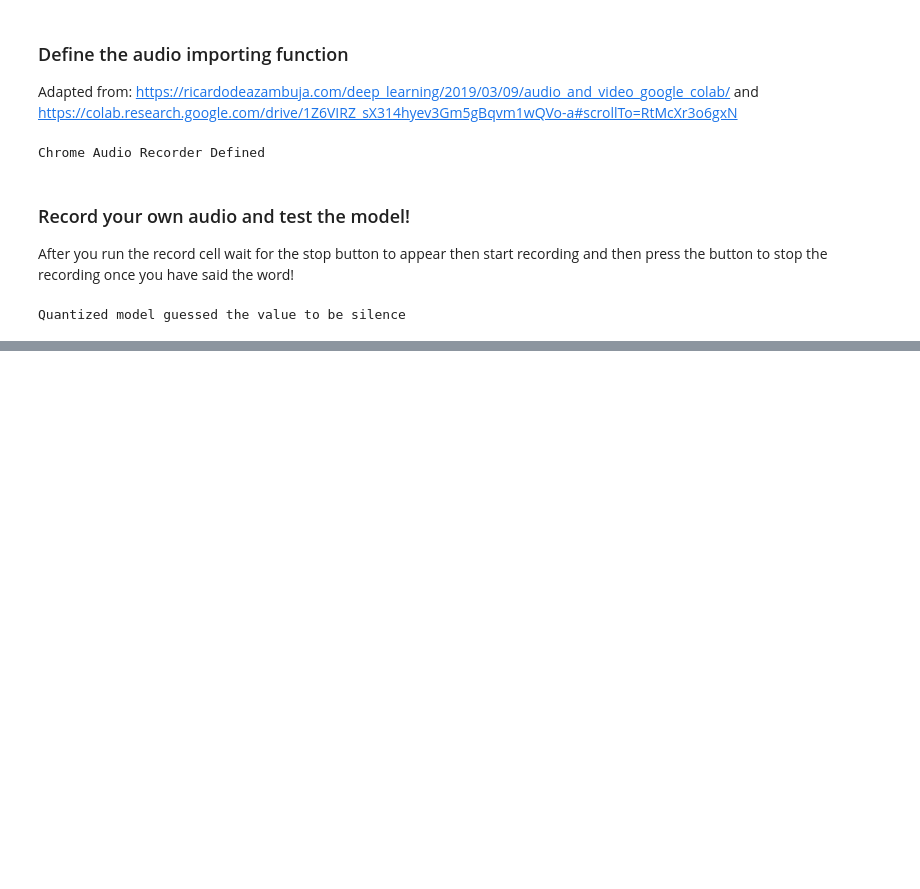
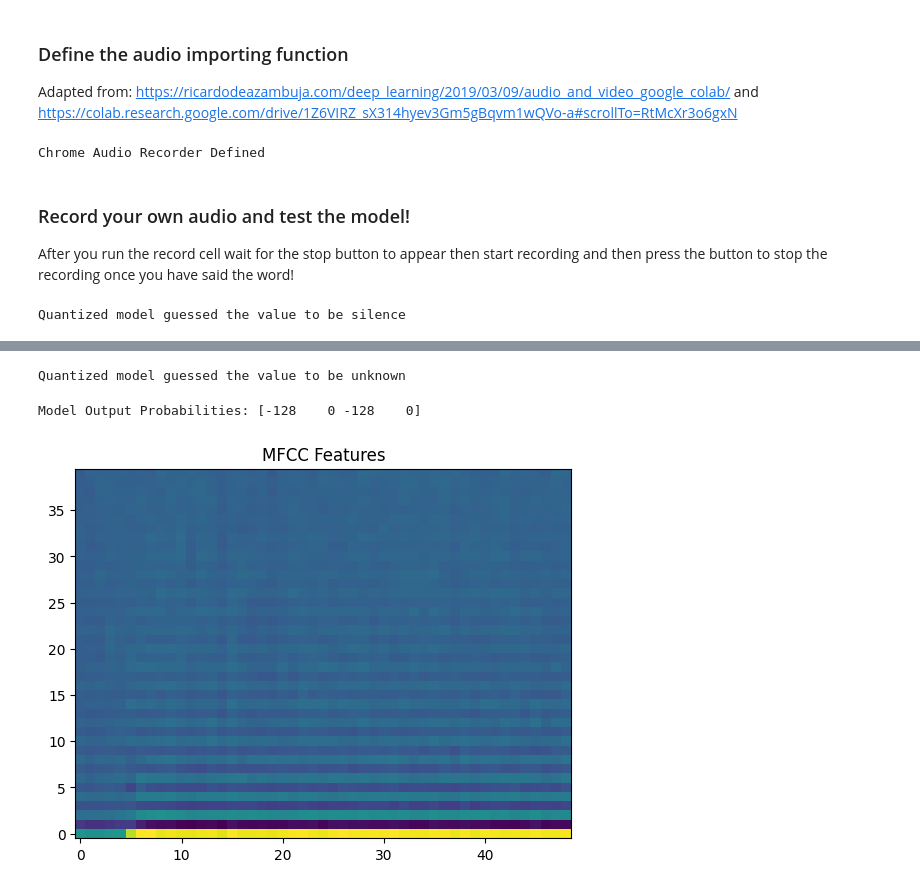
Before and after one commit to RoshiniBanu21/testrepo, a Jupyter notebook: 3-5-13-PretrainedModel.ipynb, the cells around one changed output, grey strips where cells are left out. Drawn from its saved outputs; the diff is of its cells as text; code cells hidden in the pictures; blank space fills up the shorter version.

```diff
--- a/3-5-13-PretrainedModel.ipynb
+++ b/3-5-13-PretrainedModel.ipynb
@@ -694,0 +812,50 @@ Quantized model guessed the value to be silence
+# %%
+
+
+# Flatten and reshape MFCC features
+custom_audio_input = mfcc.flatten()
+test_data = np.reshape(custom_audio_input, input_details["shape"])
+
+# Load TFLite model
+interpreter = tf.lite.Interpreter(model_path=MODEL_TFLITE)
+interpreter.allocate_tensors()
+input_details = interpreter.get_input_details()[0]
+output_details = interpreter.get_output_details()[0]
+model_type = 'Quantized'
+
+# Prepare input for quantized models
+if model_type == "Quantized":
+    input_scale, input_zero_point = input_details["quantization"]
+    test_data = test_data / input_scale + input_zero_point
+    test_data = test_data.astype(input_details["dtype"])
+else:
+    test_data = test_data.astype(input_details["dtype"])
+
+# Run inference
+interpreter.set_tensor(input_details["index"], test_data)
+interpreter.invoke()
+output = interpreter.get_tensor(output_details["index"])[0]
+top_prediction = output.argmax()
+
+# Translate the output
+if top_prediction == 2 or top_prediction == 3:
+    top_prediction_str = WANTED_WORDS.split(',')[top_prediction - 2]
+elif top_prediction == 0:
+    top_prediction_str = 'silence'
+else:
+    top_prediction_str = 'unknown'
+
+print(f"{model_type} model guessed the value to be {top_prediction_str}")
+# %% [output]
+Quantized model guessed the value to be unknown
+# %%
+print("Model Output Probabilities:", output)
+# %% [output]
+Model Output Probabilities: [-128    0 -128    0]
+# %%
+import matplotlib.pyplot as plt
+plt.imshow(mfcc.T, aspect='auto', origin='lower')
+plt.title("MFCC Features")
+plt.show()
+# %% [output]
+[figure, added]
```
Also changed, not shown: parts of 16 cells of this notebook.
